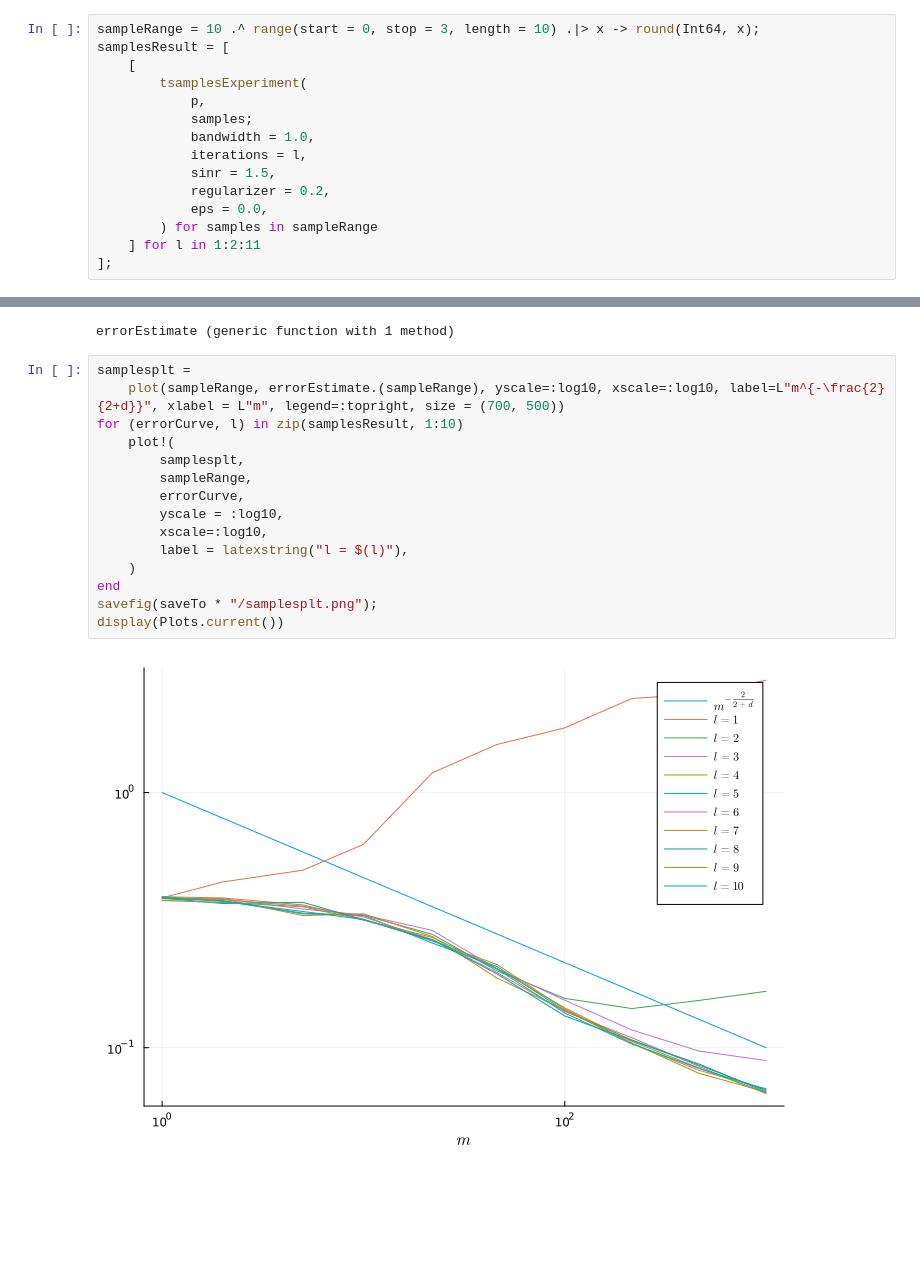
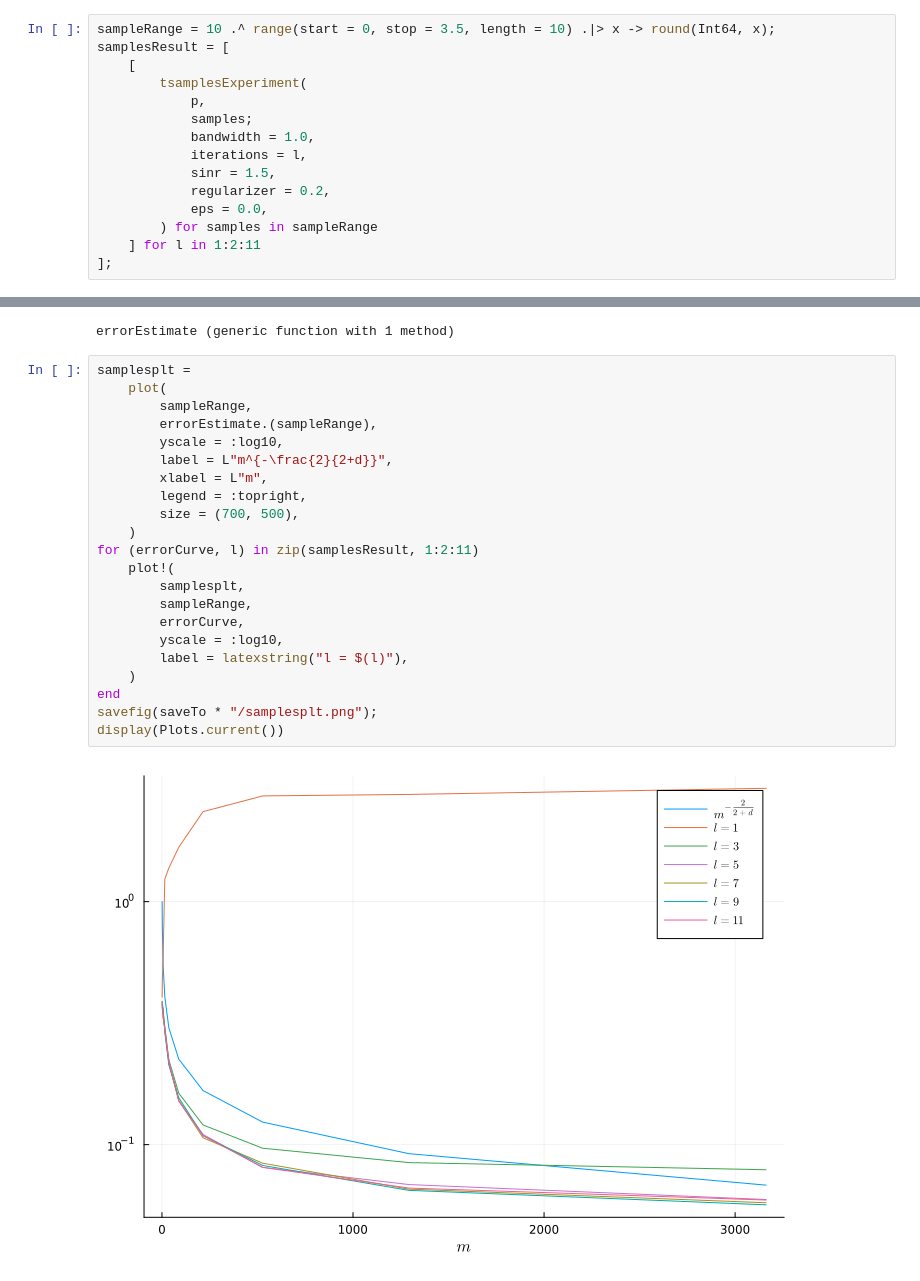
Before and after one commit to smichelena/QuadraticTeamDecisionSolver.jl, a Jupyter notebook: solverTesting.ipynb, the cells around one changed output, grey strips where cells are left out. Cells and saved outputs as stored; diff of their text form; blank space fills up the shorter version.

```diff
--- a/solverTesting.ipynb
+++ b/solverTesting.ipynb
@@ -241,7 +241,7 @@ end
 # %% [output]
 tsamplesExperiment (generic function with 1 method)
 # %%
-sampleRange = 10 .^ range(start = 0, stop = 3, length = 10) .|> x -> round(Int64, x);
+sampleRange = 10 .^ range(start = 0, stop = 3.5, length = 10) .|> x -> round(Int64, x);
 samplesResult = [
 	[
 		tsamplesExperiment(
@@ -275,18 +261,25 @@ errorEstimate(m) = m^(-2/(2 + p.N^2))
 errorEstimate (generic function with 1 method)
 # %%
 samplesplt =
-	plot(sampleRange, errorEstimate.(sampleRange), yscale=:log10, xscale=:log10, label=L"m^{-\frac{2}{2+d}}", xlabel = L"m", legend=:topright, size = (700, 500))
-for (errorCurve, l) in zip(samplesResult, 1:10)
+	plot(
+		sampleRange,
+		errorEstimate.(sampleRange),
+		yscale = :log10,
+		label = L"m^{-\frac{2}{2+d}}",
+		xlabel = L"m",
+		legend = :topright,
+		size = (700, 500),
+	)
+for (errorCurve, l) in zip(samplesResult, 1:2:11)
 	plot!(
 		samplesplt,
 		sampleRange,
 		errorCurve,
 		yscale = :log10,
-		xscale=:log10,
 		label = latexstring("l = $(l)"),
 	)
 end
 savefig(saveTo * "/samplesplt.png");
 display(Plots.current())
 # %% [output]
-[figure, old version]
+[figure, new version]
```
Also changed, not shown: parts of 1 cell of this notebook, 4 other files.
